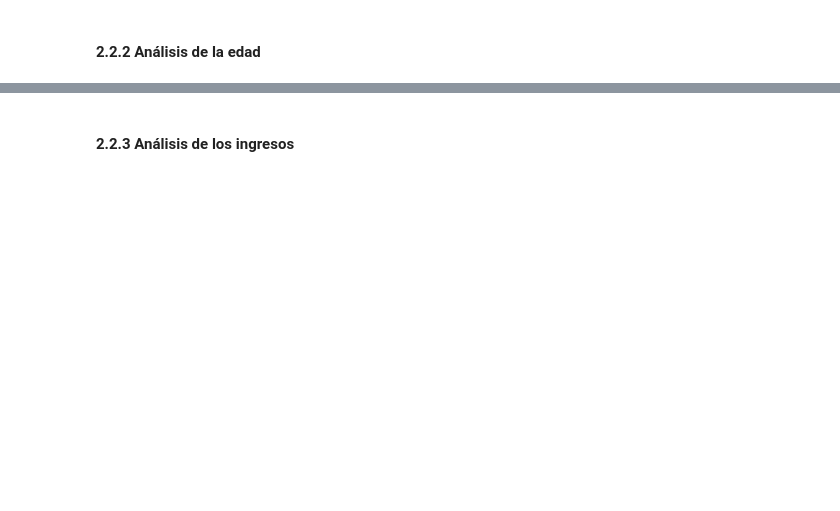
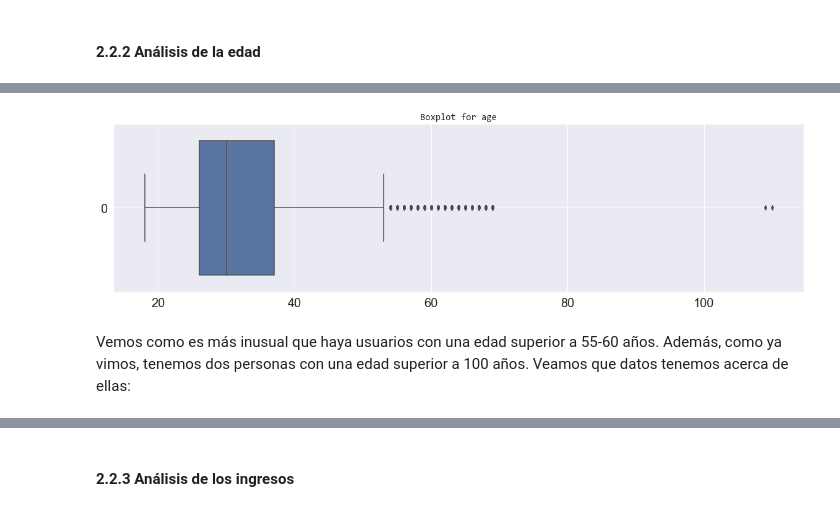
Before and after one commit to dietrujillo/ml_lab, a Jupyter notebook: lab3/notebooks/lab3.ipynb, the cells around one changed output, grey strips where cells are left out. Cells and saved outputs as stored; diff of their text form; code cells hidden in the pictures; blank space fills up the shorter version.

```diff
--- a/lab3/notebooks/lab3.ipynb
+++ b/lab3/notebooks/lab3.ipynb
@@ -184 +258,11 @@ Name: height, dtype: float64
+# %%
+plt.figure(figsize=(20, 5))
+sns.boxplot(data=df["age"], orient='horizontal')
+plt.title('Boxplot for age', fontdict={"family": "Consolas", "size": 15})
+plt.grid()
+plt.show()
+# %% [output]
+[figure, added]
+# %% [markdown]
+Vemos como es más inusual que haya usuarios con una edad superior a 55-60 años. Además, como ya vimos, tenemos dos personas con una edad superior a 100 años. Veamos que datos tenemos acerca de ellas:
 # %%
```
Also changed, not shown: parts of 41 cells of this notebook.
